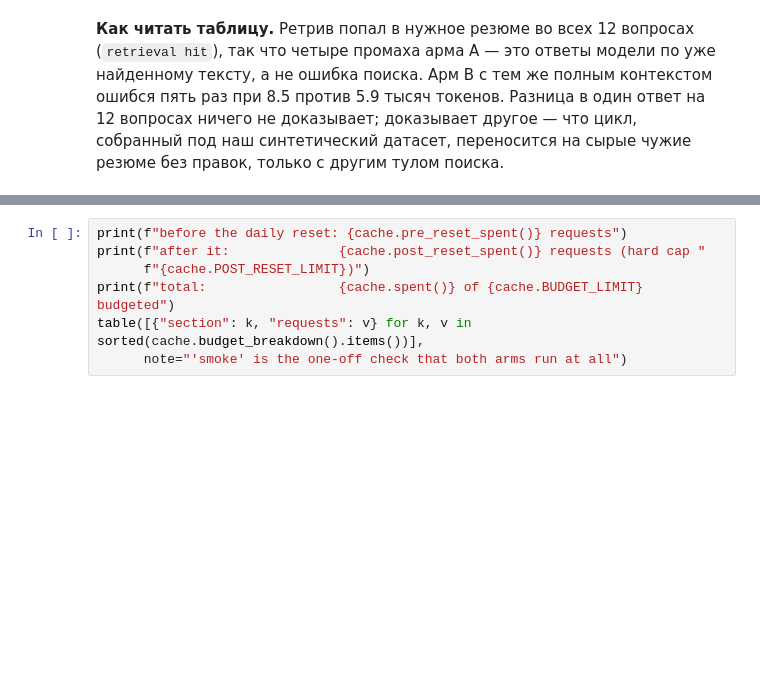
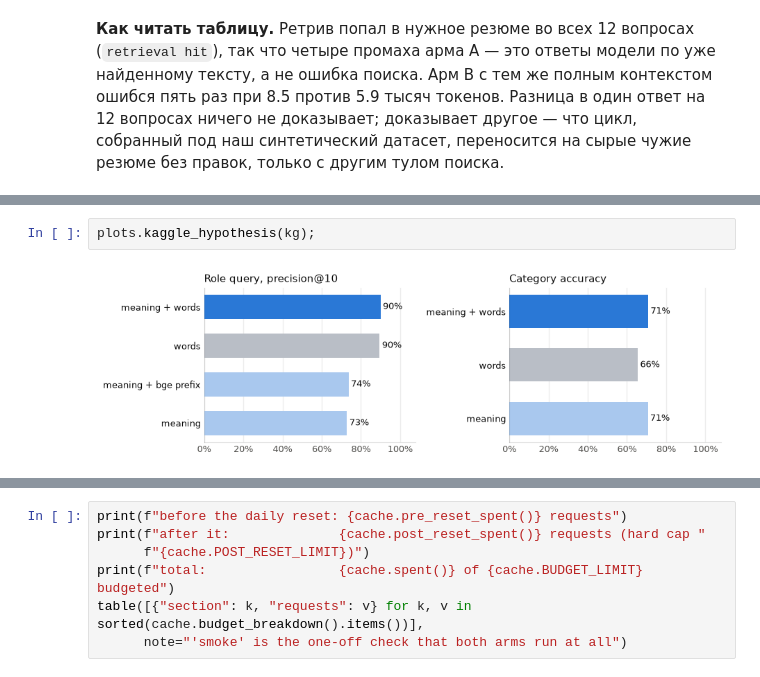
Before and after one commit to ananasDDA/cv-screener, a Jupyter notebook: research.ipynb, the cells around one changed output, grey strips where cells are left out. Cells and saved outputs as stored; diff of their text form; blank space fills up the shorter version.

```diff
--- a/research.ipynb
+++ b/research.ipynb
@@ -465,0 +528,4 @@ _ = plots.external_arms(jobresqa.accuracy_table(part3)) if part3 else print("no
+# %%
+plots.kaggle_hypothesis(kg);
+# %% [output]
+[figure, added]
```
Also changed, not shown: parts of 17 cells of this notebook, 7 other files.
